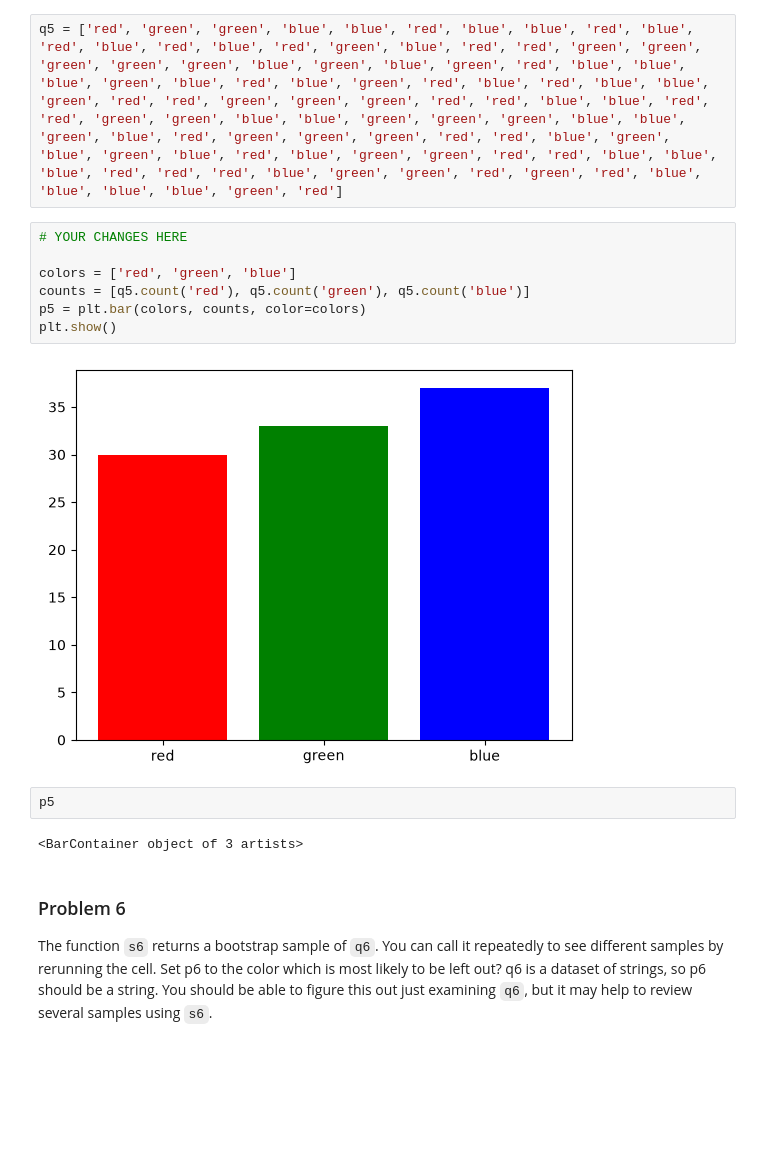
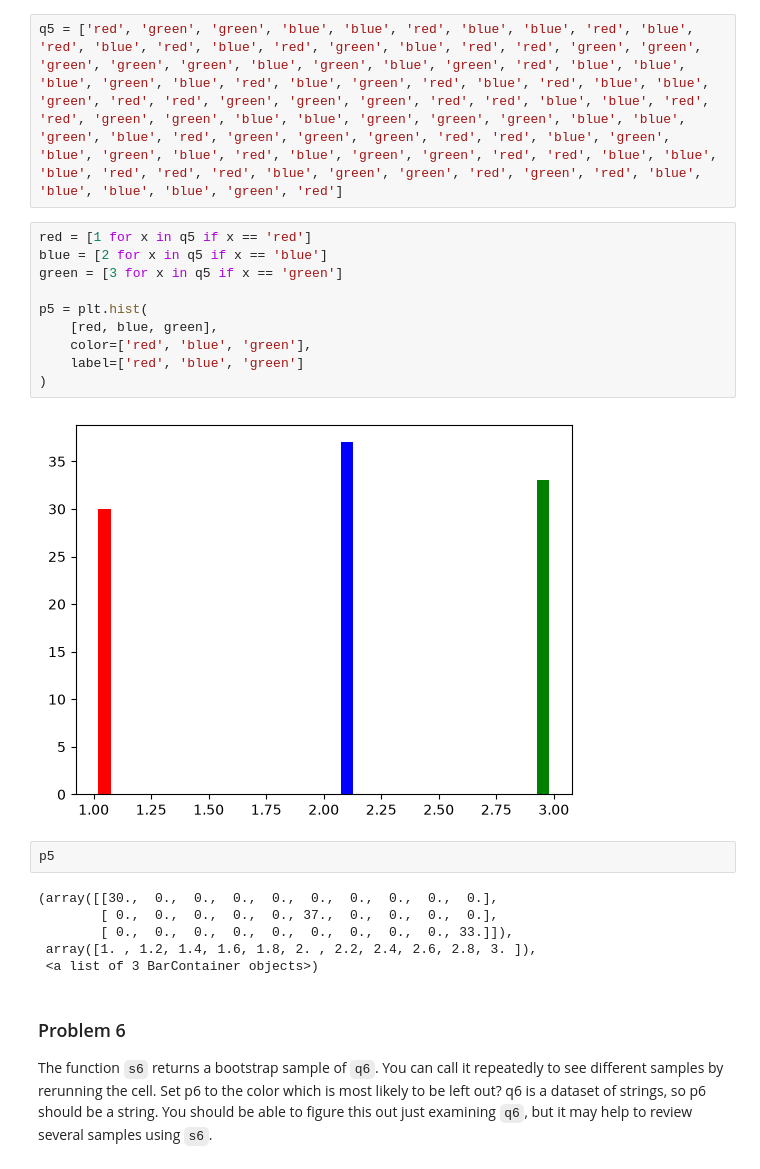
Before and after one commit to glotzky/dx601-homework-02, a Jupyter notebook: homework.ipynb, the cells around one changed output. Cells and saved outputs as stored; diff of their text form; blank space fills up the shorter version.

Commit message:
reverted back to plt.hist

```diff
--- a/homework.ipynb
+++ b/homework.ipynb
@@ -130,19 +130,26 @@ The following code loads a dataset `q5` with color samples drawn from red, green
 Plot a histogram of these samples grouped by color using `plt.hist` and save the result as `p5`.
 # %%
 q5 = ['red', 'green', 'green', 'blue', 'blue', 'red', 'blue', 'blue', 'red', 'blue', 'red', 'blue', 'red', 'blue', 'red', 'green', 'blue', 'red', 'red', 'green', 'green', 'green', 'green', 'green', 'blue', 'green', 'blue', 'green', 'red', 'blue', 'blue', 'blue', 'green', 'blue', 'red', 'blue', 'green', 'red', 'blue', 'red', 'blue', 'blue', 'green', 'red', 'red', 'green', 'green', 'green', 'red', 'red', 'blue', 'blue', 'red', 'red', 'green', 'green', 'blue', 'blue', 'green', 'green', 'green', 'blue', 'blue', 'green', 'blue', 'red', 'green', 'green', 'green', 'red', 'red', 'blue', 'green', 'blue', 'green', 'blue', 'red', 'blue', 'green', 'green', 'red', 'red', 'blue', 'blue', 'blue', 'red', 'red', 'red', 'blue', 'green', 'green', 'red', 'green', 'red', 'blue', 'blue', 'blue', 'blue', 'green', 'red']
-# %%
-# YOUR CHANGES HERE
-
-colors = ['red', 'green', 'blue']
-counts = [q5.count('red'), q5.count('green'), q5.count('blue')]
-p5 = plt.bar(colors, counts, color=colors)
-plt.show()
-# %% [output]
-[figure, removed]
+# %%
+red = [1 for x in q5 if x == 'red']
+blue = [2 for x in q5 if x == 'blue']
+green = [3 for x in q5 if x == 'green']
+
+p5 = plt.hist(
+    [red, blue, green],
+    color=['red', 'blue', 'green'],
+    label=['red', 'blue', 'green']
+)
+# %% [output]
+[figure, added]
 # %%
 p5
 # %% [output]
-<BarContainer object of 3 artists>
+(array([[30.,  0.,  0.,  0.,  0.,  0.,  0.,  0.,  0.,  0.],
+        [ 0.,  0.,  0.,  0.,  0., 37.,  0.,  0.,  0.,  0.],
+        [ 0.,  0.,  0.,  0.,  0.,  0.,  0.,  0.,  0., 33.]]),
+ array([1. , 1.2, 1.4, 1.6, 1.8, 2. , 2.2, 2.4, 2.6, 2.8, 3. ]),
+ <a list of 3 BarContainer objects>)
 # %% [markdown]
 ### Problem 6
 
```
Also changed, not shown: parts of 1 cell of this notebook.
